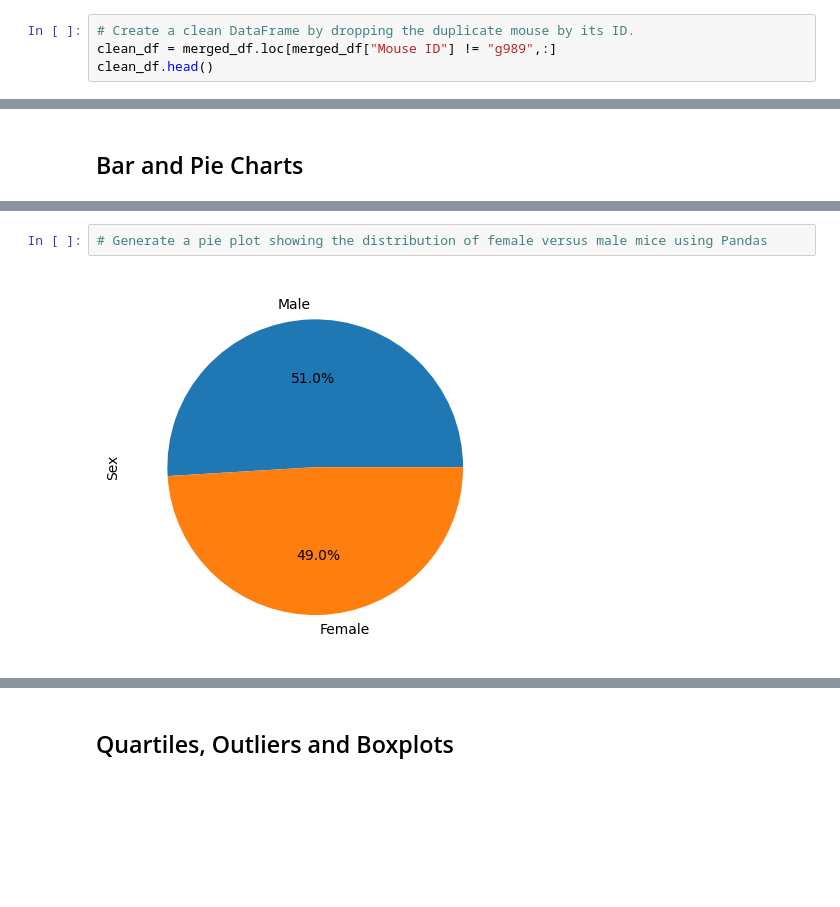
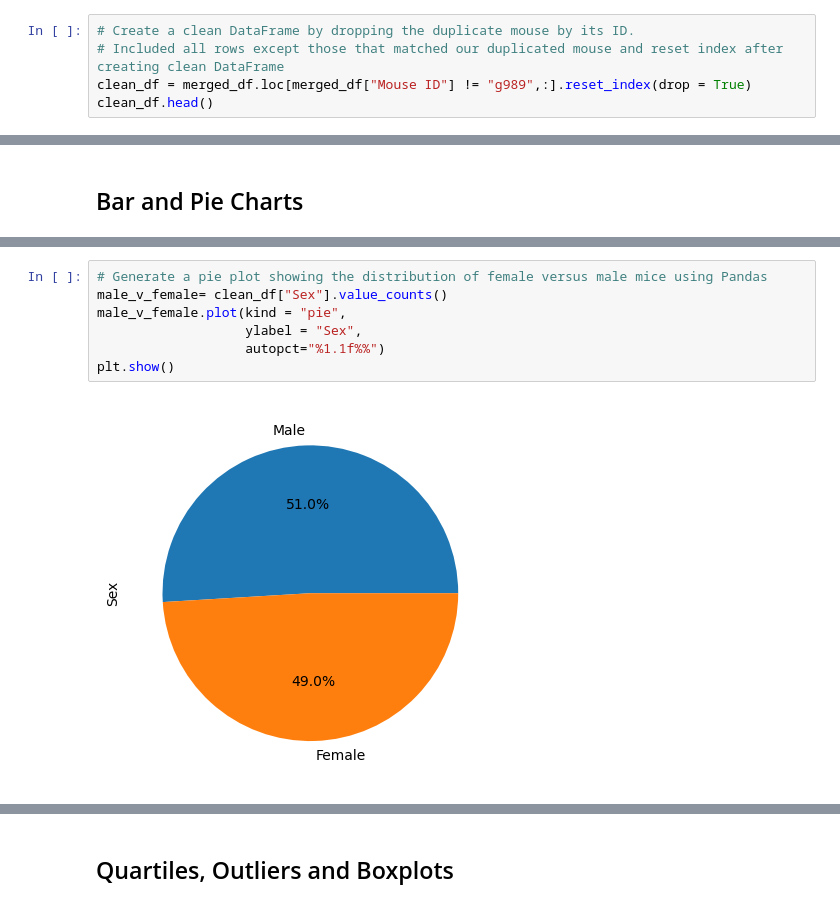
Before and after one commit to knazario/05_Data-Visualization_MatPlotLib_Project, a Jupyter notebook: Pymaceuticals/pymaceuticals_starter.ipynb, the cells around one changed output, grey strips where cells are left out. Drawn from its saved outputs; the diff is of its cells as text; blank space fills up the shorter version.

```diff
--- a/Pymaceuticals/pymaceuticals_starter.ipynb
+++ b/Pymaceuticals/pymaceuticals_starter.ipynb
@@ -67,7 +67,8 @@ merged_df.loc[merged_df["Mouse ID"] == "g989",:]
 | 1592 | g989 | 35 | 62.570880 | 2 | Propriva | Female | 21 | ... |
 # %%
 # Create a clean DataFrame by dropping the duplicate mouse by its ID.
-clean_df = merged_df.loc[merged_df["Mouse ID"] != "g989",:]
+# Included all rows except those that matched our duplicated mouse and reset index after creating clean DataFrame
+clean_df = merged_df.loc[merged_df["Mouse ID"] != "g989",:].reset_index(drop = True)
 clean_df.head()
 # %% [output]
 |  | Mouse ID | Timepoint | Tumor Volume (mm3) | Metastatic Sites | Drug Regimen | Sex | Age_months | ... |
@@ -149,6 +170,11 @@ by_drug["Tumor Volume (mm3)"].agg(['mean', 'median','var','std','sem'])
 # %%
 # Generate a pie plot showing the distribution of female versus male mice using Pandas
+male_v_female= clean_df["Sex"].value_counts()
+male_v_female.plot(kind = "pie",
+                   ylabel = "Sex",
+                   autopct="%1.1f%%")
+plt.show()
 # %% [output]
-[figure, old version]
+[figure, new version]
 # %%
 # Generate a pie plot showing the distribution of female versus male mice using pyplot
```
Also changed, not shown: parts of 10 cells of this notebook.
